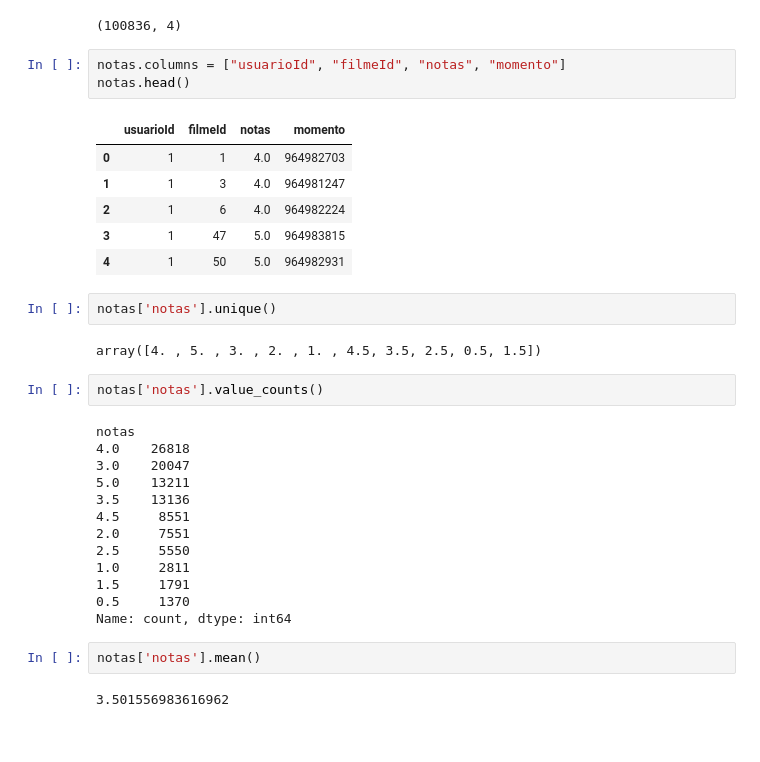
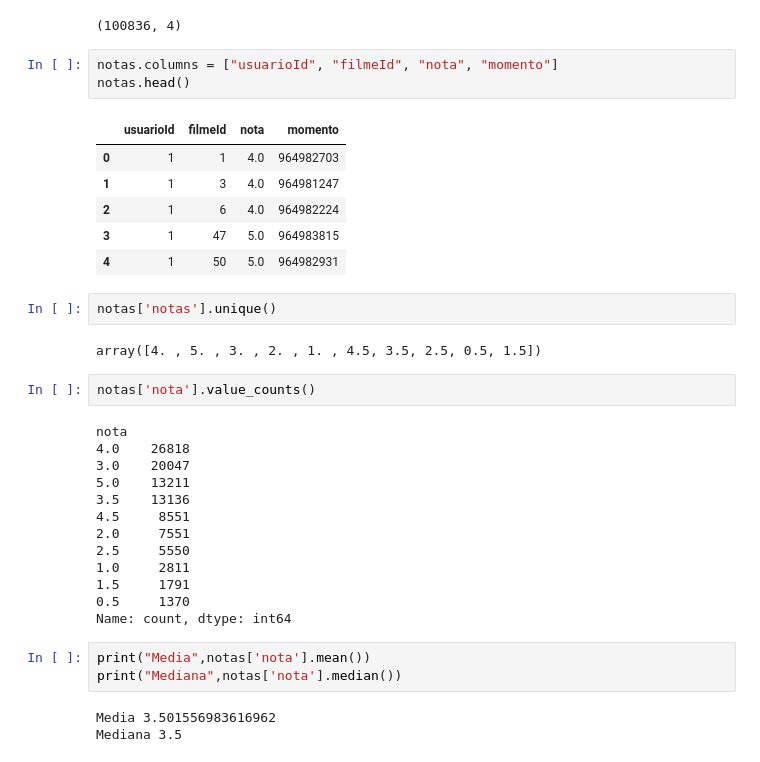
Before and after one commit to orlandojsjunior/Data_Science-Analise_e_visualizacao_de_dados, a Jupyter notebook: Dados-e-visualizacoes/Notebooks/aula_0_Introdução_a_Data_Science.ipynb, the cells around one changed output. Saved outputs shown, nothing was run; the diff lists cells and outputs as text.

```diff
--- a/Dados-e-visualizacoes/Notebooks/aula_0_Introdução_a_Data_Science.ipynb
+++ b/Dados-e-visualizacoes/Notebooks/aula_0_Introdução_a_Data_Science.ipynb
@@ -19,10 +19,10 @@ notas.shape
 # %% [output]
 (100836, 4)
 # %%
-notas.columns = ["usuarioId", "filmeId", "notas", "momento"]
+notas.columns = ["usuarioId", "filmeId", "nota", "momento"]
 notas.head()
 # %% [output]
-|  | usuarioId | filmeId | notas | momento |
+|  | usuarioId | filmeId | nota | momento |
 | 0 | 1 | 1 | 4.0 | 964982703 |
 | 1 | 1 | 3 | 4.0 | 964981247 |
 | 2 | 1 | 6 | 4.0 | 964982224 |
@@ -33,9 +33,9 @@ notas['notas'].unique()
 # %% [output]
 array([4. , 5. , 3. , 2. , 1. , 4.5, 3.5, 2.5, 0.5, 1.5])
 # %%
-notas['notas'].value_counts()
+notas['nota'].value_counts()
 # %% [output]
-notas
+nota
 4.0    26818
 3.0    20047
 5.0    13211
@@ -47,7 +47,9 @@ notas
 1.5     1791
 0.5     1370
 Name: count, dtype: int64
-# %%
-notas['notas'].mean()
-# %% [output]
-3.501556983616962
+# %%
+print("Media",notas['nota'].mean())
+print("Mediana",notas['nota'].median())
+# %% [output]
+Media 3.501556983616962
+Mediana 3.5
```
Also changed, not shown: parts of 5 cells of this notebook.
